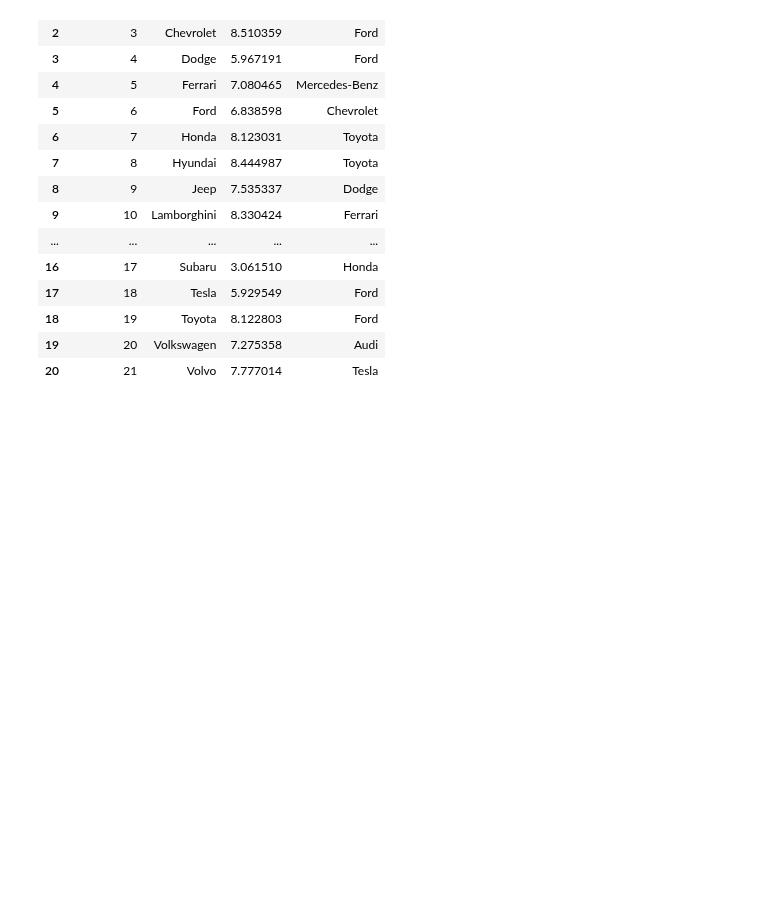
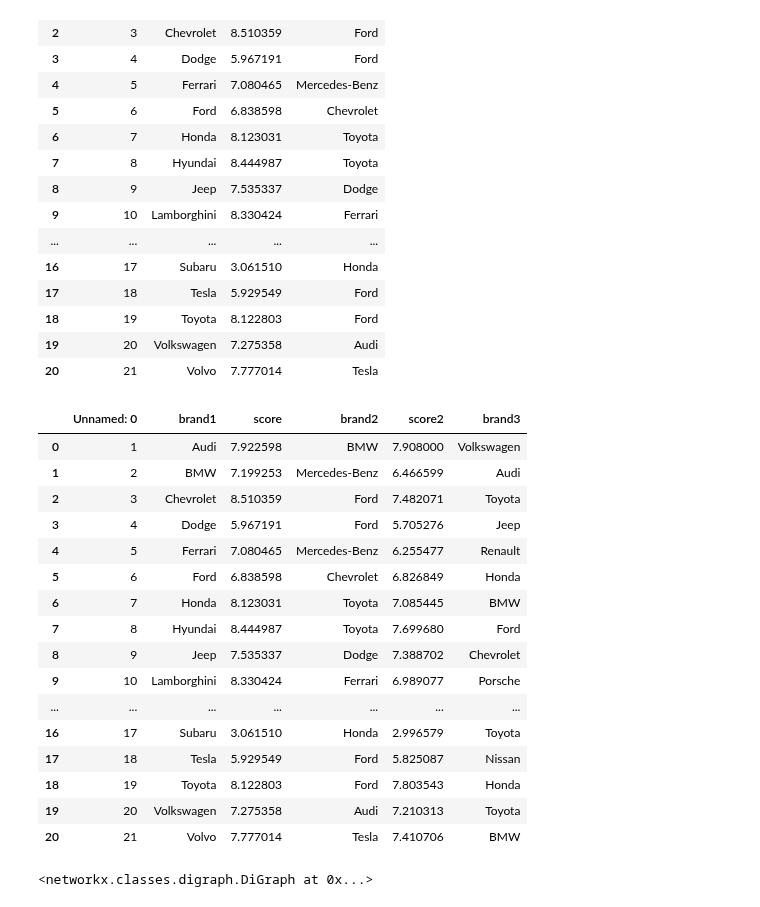
Before and after one commit to albtang/Katona-AI-Research, a Jupyter notebook: src/playground.ipynb, the cells around one changed output. Drawn from its saved outputs; the diff is of its cells as text; code cells hidden in the pictures; blank space fills up the shorter version.

```diff
--- a/src/playground.ipynb
+++ b/src/playground.ipynb
@@ -56,3 +60,24 @@ mostsimai
 | 18 | 19 | Toyota | 8.122803 | Ford |
 | 19 | 20 | Volkswagen | 7.275358 | Audi |
 | 20 | 21 | Volvo | 7.777014 | Tesla |
+# %%
+df2 = pd.read_csv("car_data/AI_two_most_sim.csv")
+df2
+# %% [output]
+|  | Unnamed: 0 | brand1 | score | brand2 | score2 | brand3 |
+| 0 | 1 | Audi | 7.922598 | BMW | 7.908000 | Volkswagen |
+| 1 | 2 | BMW | 7.199253 | Mercedes-Benz | 6.466599 | Audi |
+| 2 | 3 | Chevrolet | 8.510359 | Ford | 7.482071 | Toyota |
+| 3 | 4 | Dodge | 5.967191 | Ford | 5.705276 | Jeep |
+| 4 | 5 | Ferrari | 7.080465 | Mercedes-Benz | 6.255477 | Renault |
+| 5 | 6 | Ford | 6.838598 | Chevrolet | 6.826849 | Honda |
+| 6 | 7 | Honda | 8.123031 | Toyota | 7.085445 | BMW |
+| 7 | 8 | Hyundai | 8.444987 | Toyota | 7.699680 | Ford |
+| 8 | 9 | Jeep | 7.535337 | Dodge | 7.388702 | Chevrolet |
+| 9 | 10 | Lamborghini | 8.330424 | Ferrari | 6.989077 | Porsche |
+| ... | ... | ... | ... | ... | ... | ... |
+| 16 | 17 | Subaru | 3.061510 | Honda | 2.996579 | Toyota |
+| 17 | 18 | Tesla | 5.929549 | Ford | 5.825087 | Nissan |
+| 18 | 19 | Toyota | 8.122803 | Ford | 7.803543 | Honda |
+| 19 | 20 | Volkswagen | 7.275358 | Audi | 7.210313 | Toyota |
+| 20 | 21 | Volvo | 7.777014 | Tesla | 7.410706 | BMW |
@@ -58,0 +86,5 @@ mostsimai
+# %%
+for _, data in df2.iterrows():
+    G2.add_edge(data['brand1'], data['brand2'], weight=data['score'])
+# %% [output]
+<networkx.classes.digraph.DiGraph at 0x...>
```
Also changed, not shown: parts of 6 cells of this notebook, 6 other files.
